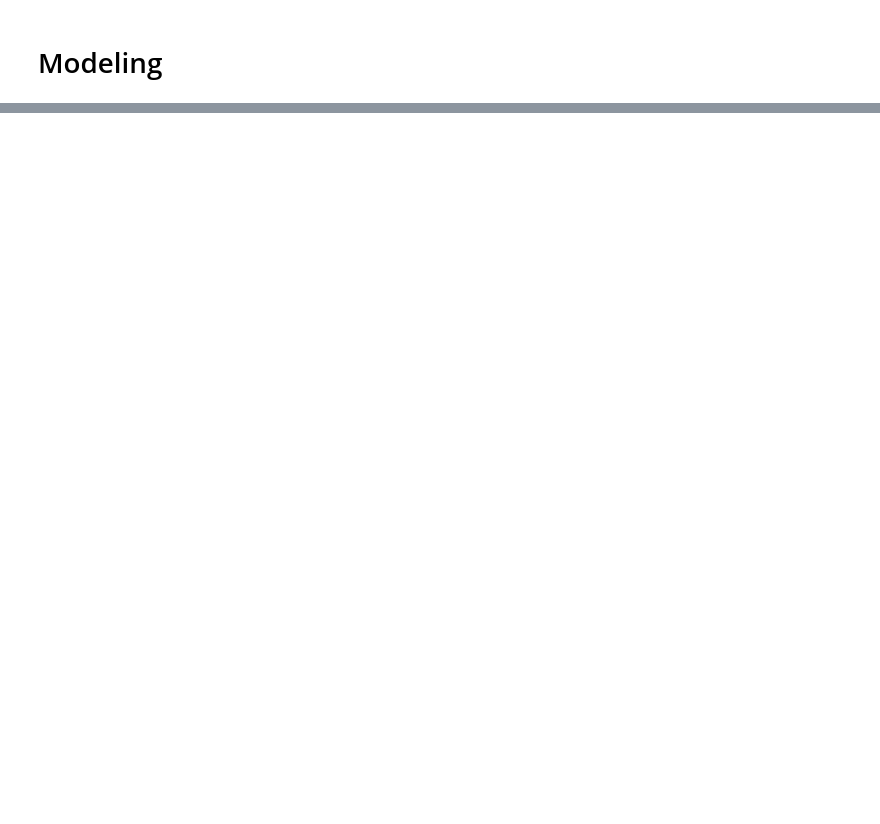
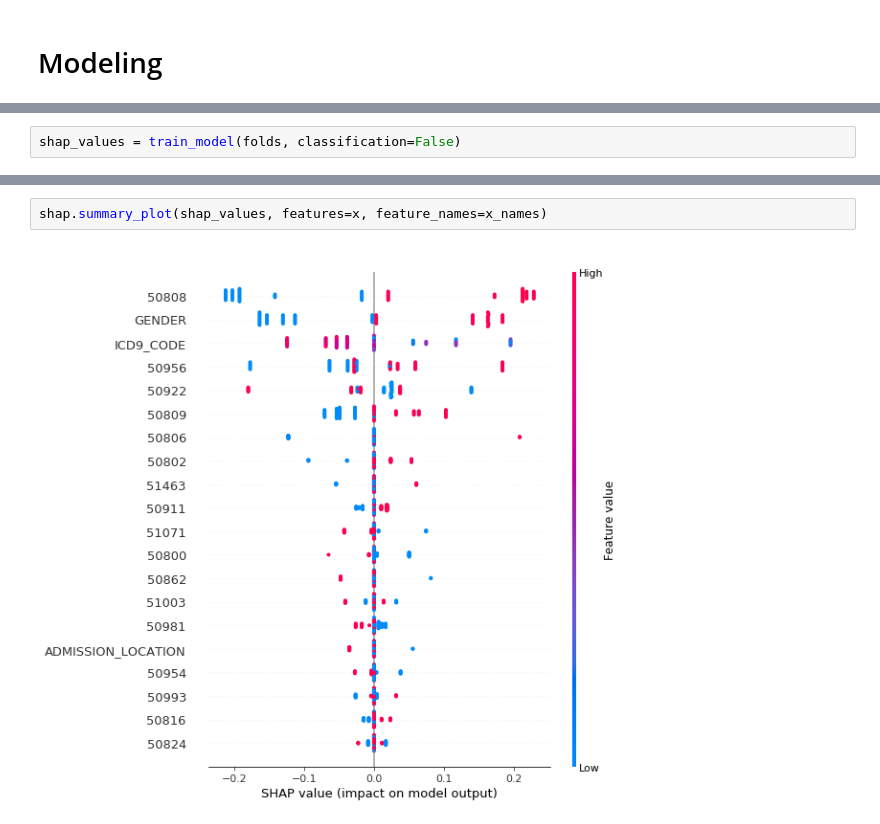
Before and after one commit to ndass6/icu, a Jupyter notebook: ICU.ipynb, the cells around one changed output, grey strips where cells are left out. Drawn from its saved outputs; the diff is of its cells as text; blank space fills up the shorter version.

```diff
--- a/ICU.ipynb
+++ b/ICU.ipynb
@@ -538,0 +676,2 @@ joint_df
+# %%
+shap_values = train_model(folds, classification=False)
@@ -538,0 +696,4 @@ joint_df
+# %%
+shap.summary_plot(shap_values, features=x, feature_names=x_names)
+# %% [output]
+[figure, added]
```
Also changed, not shown: parts of 46 cells of this notebook.
